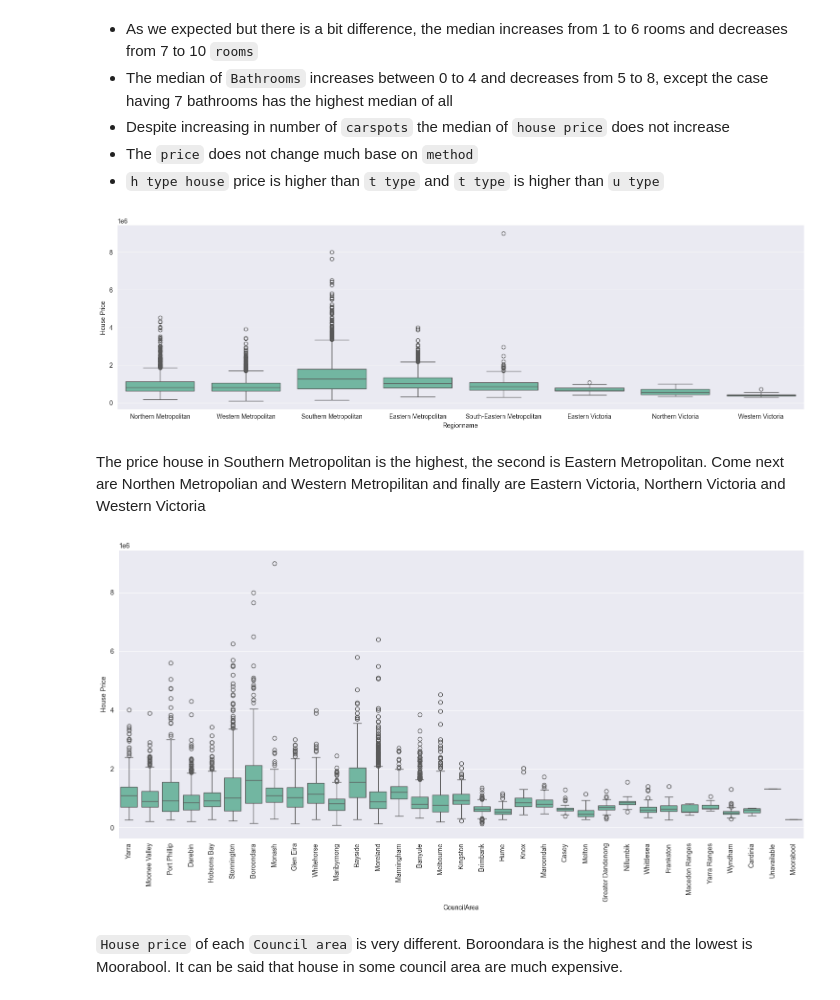
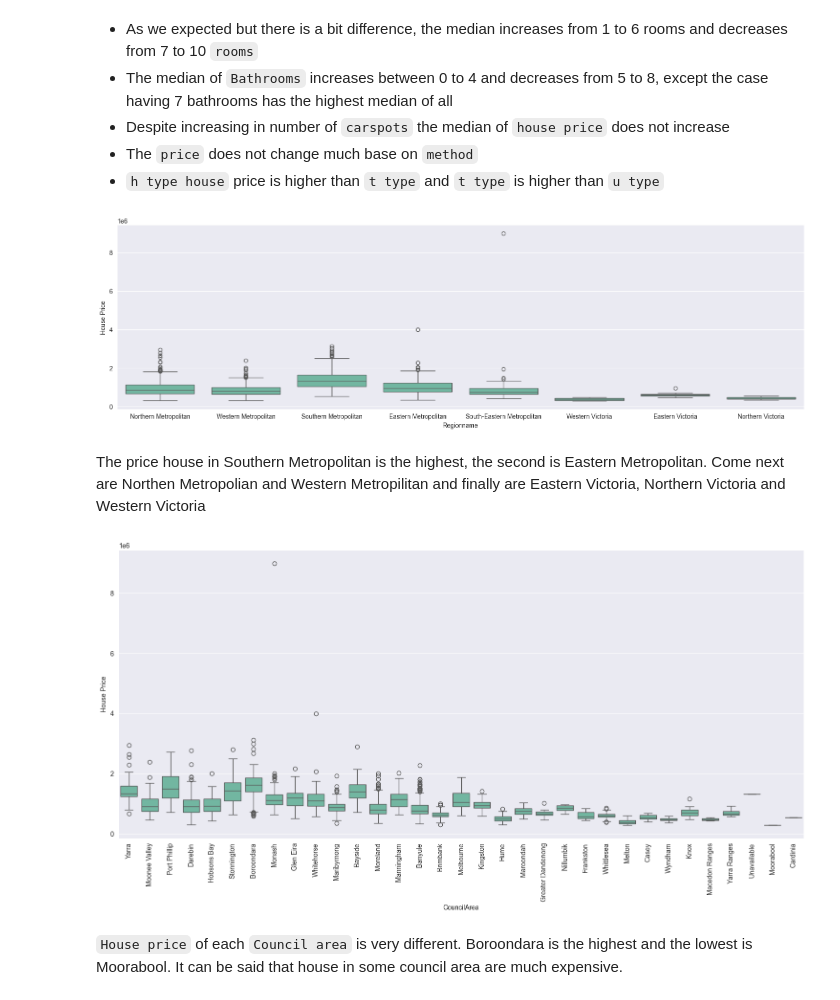
Before and after one commit to tien29CE/Practice-house-s-price-predicting, a Jupyter notebook: Real_estate_price_predicting.ipynb, the cells around one changed output. Cells and saved outputs as stored; diff of their text form; code cells hidden in the pictures.

```diff
--- a/Real_estate_price_predicting.ipynb
+++ b/Real_estate_price_predicting.ipynb
@@ -231,10 +267,23 @@ scatter_factors_vs_house_price()
 # %% [markdown]
 There are some outliers in Landsize, BuildingArea and YearBuilt. Now we will clean them
-# %%
-dataset = dataset[dataset['BuildingArea'] < 40000]
-dataset = dataset[dataset['Landsize'] < 400000]
-dataset = dataset[dataset['YearBuilt'] > 1200]
-dataset = dataset[dataset['Rooms'] < 10]
+# %%
+for col in ['Rooms', 'Bathroom', 'Car', 'Landsize', 'Propertycount']:
+    # Calculate the first quartile (Q1)
+    Q1 = dataset[col].quantile(0.25)
+
+    # Calculate the third quartile (Q3)
+    Q3 = dataset[col].quantile(0.75)
+
+    # Calculate the interquartile range (IQR)
+    IQR = Q3 - Q1
+
+    # Define the upper bound for outliers
+    upper_bound = Q3 + 3 * IQR
+    lower_bound = Q1 - 3 * IQR
+
+    # Remove outliers from the 'Price' column
+    dataset = dataset[dataset[col] <= upper_bound]
+    dataset = dataset[dataset[col] >= lower_bound]
 # %% [markdown]
 Detect outliers by eyes
 # %%
@@ -252,7 +301,3 @@ We can see that:
 - The `house price` form a nonlinear funtion base on the `year of that was built`, it increases between 1850 to 1910 and decrease from 1910 to 1970 and raises back steadily from 1910 to more than 2000
 - The closer the house is to the business center, the more expensive it is
 - Due to `Propertycount` strong fluctuation, the `house price` can be affected by `Propertycount`
-# %%
-dataset = dataset[dataset['BuildingArea'] < 3000]
-dataset = dataset[dataset['Landsize'] < 60000]
-scatter_factors_vs_house_price()
@@ -289,8 +333,10 @@ plt.show()
 - The `price` does not change much base on `method`
 - `h type house` price is higher than `t type` and `t type` is higher than `u type`
 # %%
+temp_dataset = dataset[dataset['Rooms'] == dataset['Rooms'].mode()[0]]
+temp_dataset = temp_dataset[temp_dataset['Bathroom'] == temp_dataset['Bathroom'].mode()[0]]
 plt.figure(figsize=(16, 5))
-sns.boxplot(x='Regionname', y='Price', data=dataset)
+sns.boxplot(x='Regionname', y='Price', data=temp_dataset)
 plt.xlabel('Regionname')
 plt.ylabel('House Price')
 
@@ -300,23 +346,23 @@ plt.tight_layout()
 # Show the plots
 plt.show()
 # %% [output]
-[figure, old version]
+[figure, new version]
 # %% [markdown]
 The price house in Southern Metropolitan is the highest, the second is Eastern Metropolitan. Come next are Northen Metropolian and Western Metropilitan and finally are Eastern Victoria, Northern Victoria and Western Victoria
 # %%
 plt.figure(figsize=(15, 8))
-sns.boxplot(x='CouncilArea', y='Price', data=dataset)
+sns.boxplot(x='CouncilArea', y='Price', data=temp_dataset)
 plt.xlabel('CouncilArea')
 plt.ylabel('House Price')
 
 plt.xticks(rotation = 90)
 # Adjust subplot layout
 plt.tight_layout()
 
 # Show the plots
 plt.show()
 # %% [output]
-[figure, old version]
+[figure, new version]
 # %% [markdown]
 `House price` of each `Council area` is very different. Boroondara is the highest and the lowest is Moorabool. It can be said that house in some council area are much expensive.
 # %%
```
Also changed, not shown: parts of 38 cells of this notebook, 1 other file.
